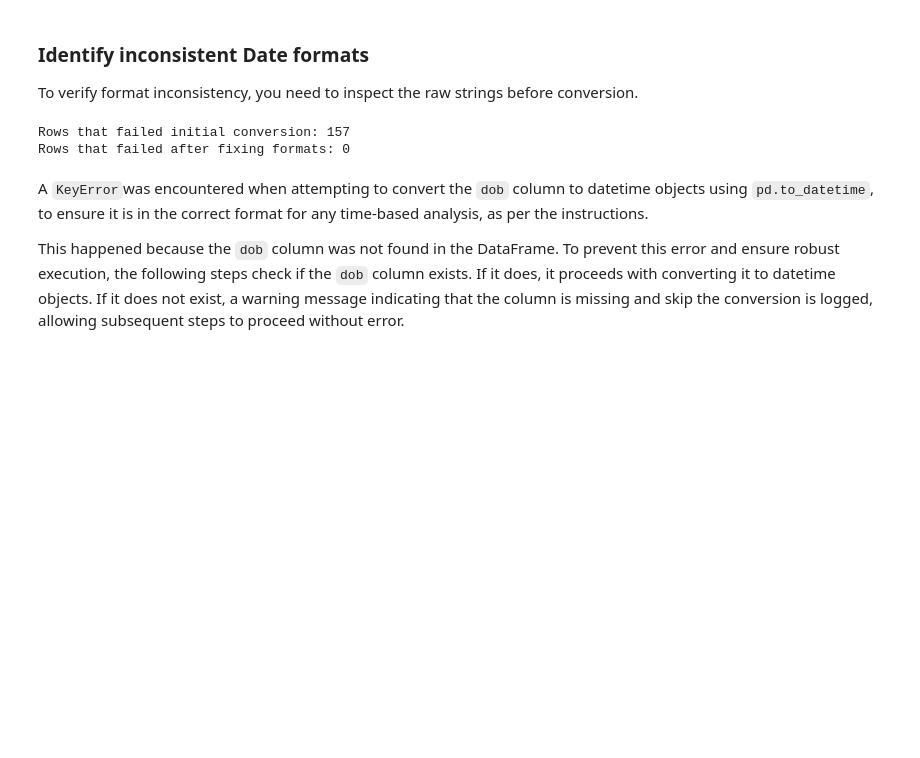
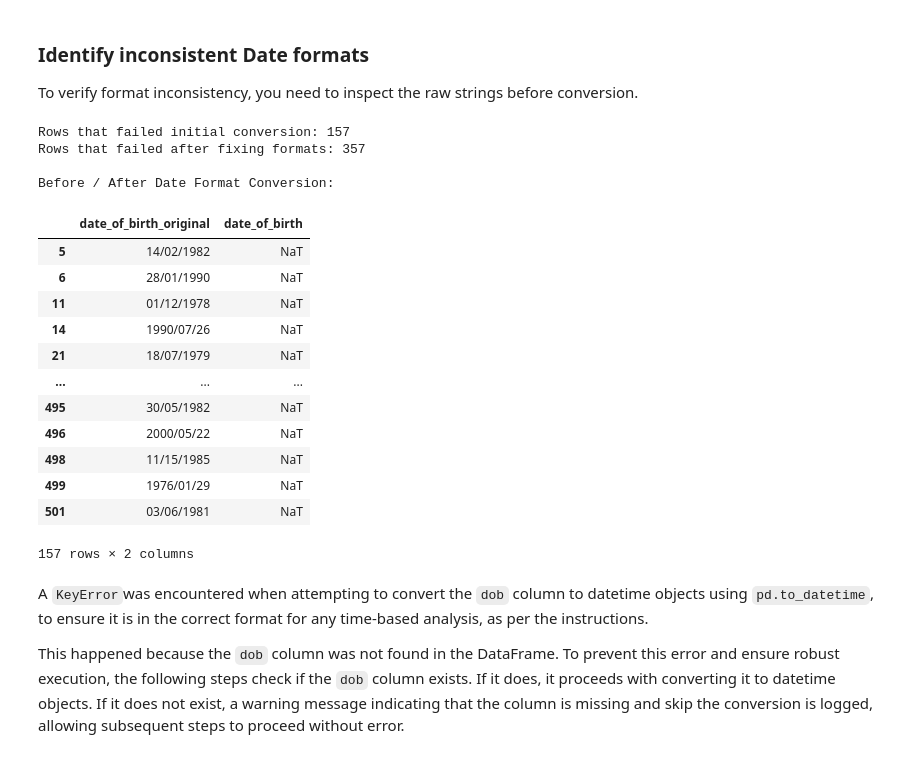
Before and after one commit to JonasKnosp/dego-project-team11-TXC, a Jupyter notebook: notebooks/01-data-quality.ipynb, the cells around one changed output. Saved outputs shown, nothing was run; the diff lists cells and outputs as text; code cells hidden in the pictures; blank space fills up the shorter version.

Commit message:
Comparison table for inconsistent date types

```diff
--- a/notebooks/01-data-quality.ipynb
+++ b/notebooks/01-data-quality.ipynb
@@ -115,37 +115,54 @@ To verify format inconsistency, you need to inspect the raw strings before conve
 # %%
 import numpy as np
 import pandas as pd
+
+# Store original date_of_birth for comparison
+df['date_of_birth_original'] = df['date_of_birth']
 
 # --- Inconsistent Date Format Fix ---
 
 # 1. Replace empty strings with NaN
 df['date_of_birth'] = df['date_of_birth'].replace('', np.nan)
 
 # 2. Attempt initial conversion (to show issue, optional but useful for documentation)
 initial_conversion = pd.to_datetime(df['date_of_birth'], errors='coerce')
 initial_failed = df[initial_conversion.isna() & df['date_of_birth'].notna()]
 
 print(f"Rows that failed initial conversion: {len(initial_failed)}")
 
 # 3. Convert using dayfirst=True to standardize formats
 df['date_of_birth'] = pd.to_datetime(
     df['date_of_birth'],
     errors='coerce',
     dayfirst=True
 )
 
 # 4. Final verification
-final_failed = df[df['date_of_birth'].isna() & df['date_of_birth'].notna()]
-
+final_failed = df[df['date_of_birth'].isna() & df['date_of_birth_original'].notna()]
 print(f"Rows that failed after fixing formats: {len(final_failed)}")
 
-# 5. Show any remaining problematic values (if any)
-if len(final_failed) > 0:
-    print("Problematic values:")
-    print(final_failed['date_of_birth'].unique())
+# 5. Create before/after table
+comparison_table = df.loc[initial_failed.index, ['date_of_birth_original', 'date_of_birth']]
+print("\nBefore / After Date Format Conversion:")
+display(comparison_table)
 # %% [output]
 Rows that failed initial conversion: 157
-Rows that failed after fixing formats: 0
+Rows that failed after fixing formats: 357
+
+Before / After Date Format Conversion:
+|  | date_of_birth_original | date_of_birth |
+| 5 | 14/02/1982 | NaT |
+| 6 | 28/01/1990 | NaT |
+| 11 | 01/12/1978 | NaT |
+| 14 | 1990/07/26 | NaT |
+| 21 | 18/07/1979 | NaT |
+| ... | ... | ... |
+| 495 | 30/05/1982 | NaT |
+| 496 | 2000/05/22 | NaT |
+| 498 | 11/15/1985 | NaT |
+| 499 | 1976/01/29 | NaT |
+| 501 | 03/06/1981 | NaT |
+157 rows × 2 columns
 # %% [markdown]
 A `KeyError`was encountered when attempting to convert the `dob` column to datetime objects using `pd.to_datetime`, to ensure it is in the correct format for any time-based analysis, as per the instructions.
 
```
Also changed, not shown: parts of 4 cells of this notebook, 1 other file.
